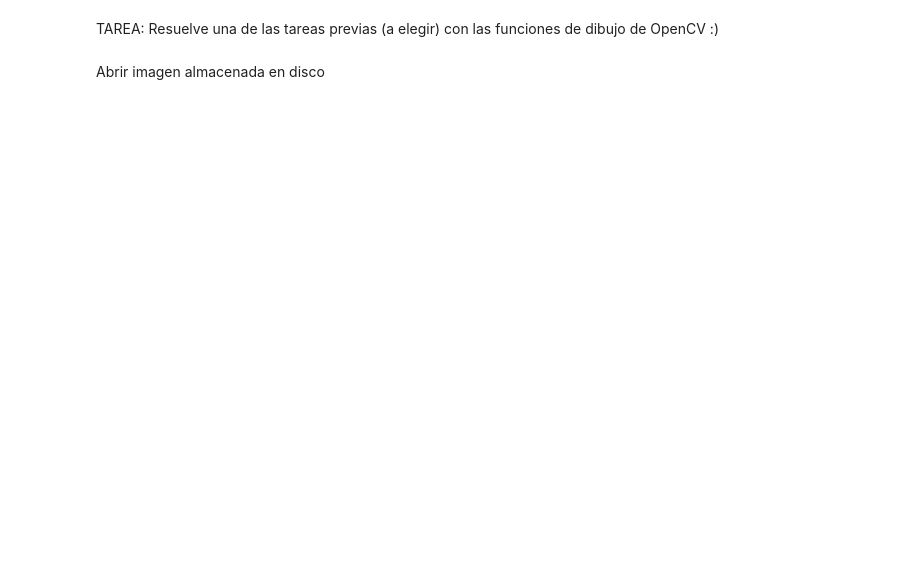
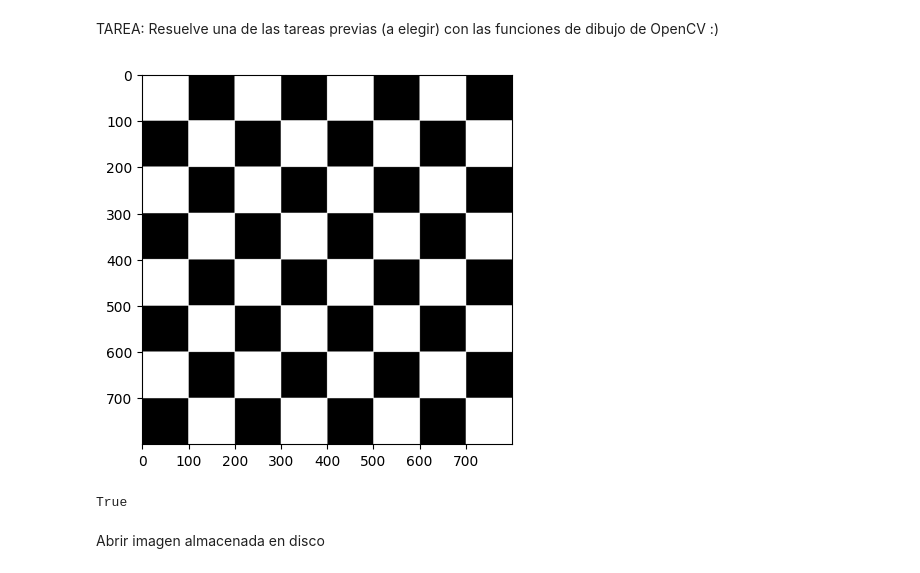
Before and after one commit to AcoranGonzalezMoray/VisionArtificial, a Jupyter notebook: Práctica_1 Anaconda/VC_P1.ipynb, the cells around one changed output. Saved outputs shown, nothing was run; the diff lists cells and outputs as text; code cells hidden in the pictures; blank space fills up the shorter version.

```diff
--- a/Práctica_1 Anaconda/VC_P1.ipynb
+++ b/Práctica_1 Anaconda/VC_P1.ipynb
@@ -184,5 +198,36 @@ cv2.imwrite('imagen.jpg', color_img)
 # %% [markdown]
 TAREA: Resuelve una de las tareas previas (a elegir) con las funciones de dibujo de OpenCV  :)
+# %%
+#Crea una imagen con tres planos
+color_img = np.zeros((800,800,3), dtype = np.uint8)
+
+#Rectángulo con grosor 2
+#cv2.rectangle(color_img,(10,10),(ancho-10,int(alto/2)),(0,255,0),2)
+#Rectángulo relleno
+#cv2.rectangle(color_img,(20,20),(60,40),(0,255,0),-1)
+
+
+filas = 8
+columnas = 8
+tamaño = 100
+
+for fila in range(filas):
+    for columna in range(columnas):
+        if (fila+columna)%2==0:
+            cv2.rectangle(color_img, (columna * tamaño, fila * tamaño), ((columna + 1) * tamaño, (fila + 1) * tamaño), (255, 255, 255), -1)
+            #gris_imgB[fila*tamaño:fila*tamaño+tamaño,columna*tamaño:columna*tamaño+tamaño,0] = 255
+
+
+#Visualiza sin especificar el mapa de color gris
+plt.imshow(color_img)
+plt.show()
+
+
+#Salva la imagen resultante a disco
+cv2.imwrite('imagenCVAjedrez.jpg', color_img)
+# %% [output]
+[figure, added]
+True
 # %% [markdown]
 Abrir imagen almacenada en disco
 # %%
```
Also changed, not shown: parts of 11 cells of this notebook, 2 other files.
